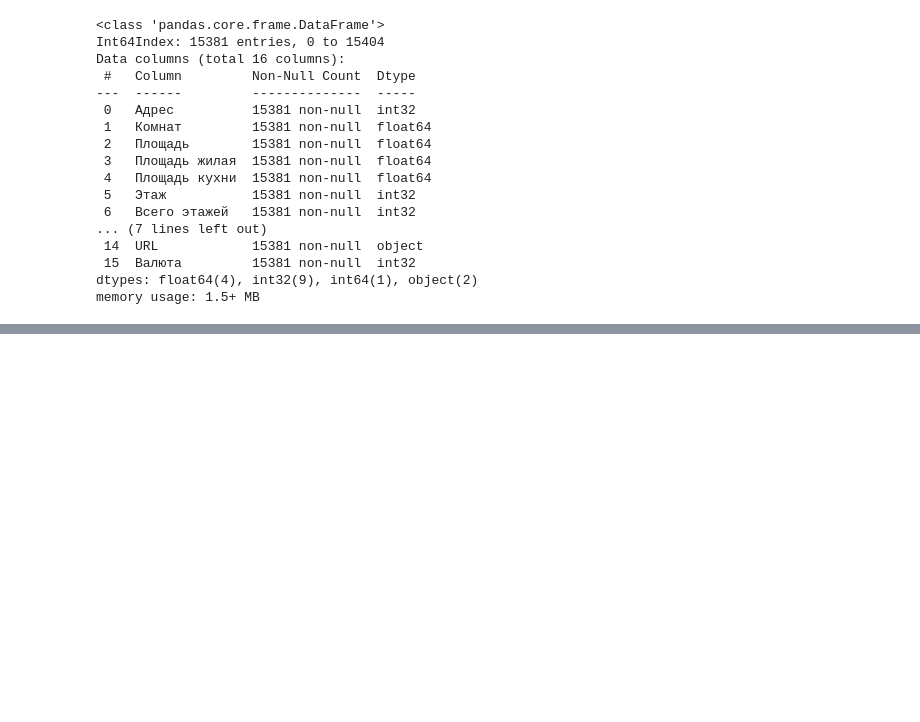
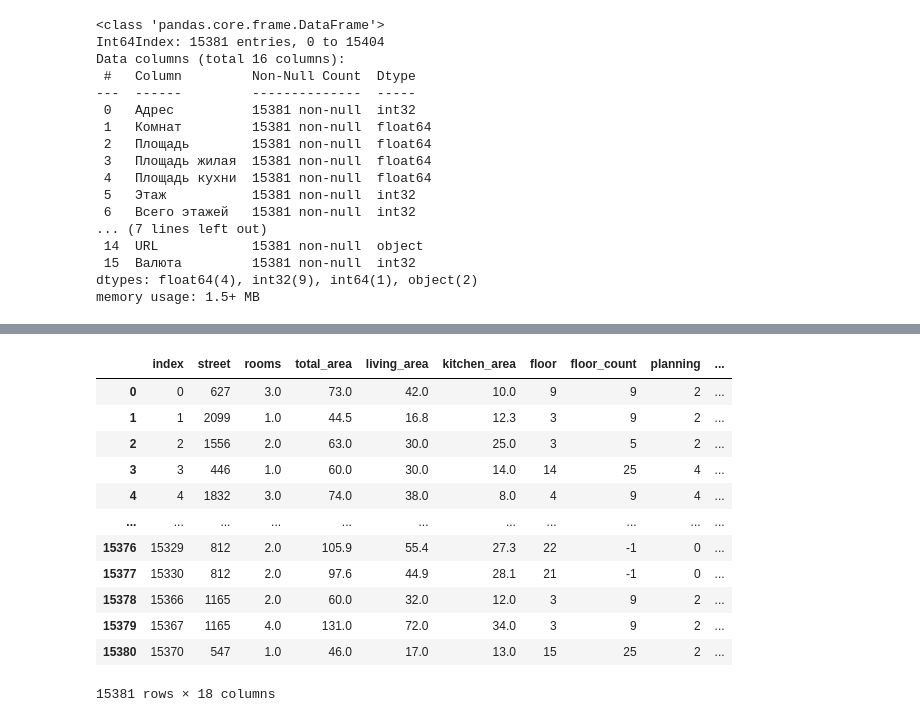
Before and after one commit to witcher346/Data-Science-Notebooks, a Jupyter notebook: Exploring_mesto_ua_dataset.ipynb, the cells around one changed output, grey strips where cells are left out. Saved outputs shown, nothing was run; the diff lists cells and outputs as text; code cells hidden in the pictures; blank space fills up the shorter version.

```diff
--- a/Exploring_mesto_ua_dataset.ipynb
+++ b/Exploring_mesto_ua_dataset.ipynb
@@ -153,0 +225,2 @@ memory usage: 1.5+ MB
+# %%
+df['Район'] = label_encoders['district'].transform(df['Район'])
@@ -153,0 +243,3 @@ memory usage: 1.5+ MB
+# %%
+df.columns = ['street', 'rooms', 'total_area', 'living_area', 'kitchen_area', 'floor', 'floor_count', 'planning', 'building_type', 'wall_type', 'window_type', 'heating_type', 'price', 'description', 'URL', 'currency', 'district']
+df
@@ -153,0 +260,3 @@ memory usage: 1.5+ MB
+# %%
+hryvnya = df[df['currency']==1].copy() # df.drop(df[df['currency']==1].index)
+hryvnya
@@ -153,0 +277,5 @@ memory usage: 1.5+ MB
+# %%
+hryvnya['price'] = hryvnya['price'] / 24.6
+hryvnya['currency'] = 0
+hryvnya['price'] = hryvnya['price'].astype('int64')
+hryvnya
@@ -153,0 +296,18 @@ memory usage: 1.5+ MB
+# %%
+df = df.drop(df[df['currency']==1].index)
+df = df.append(hryvnya).reset_index()
+df
+# %% [output]
+|  | index | street | rooms | total_area | living_area | kitchen_area | floor | floor_count | planning | ... |
+| 0 | 0 | 627 | 3.0 | 73.0 | 42.0 | 10.0 | 9 | 9 | 2 | ... |
+| 1 | 1 | 2099 | 1.0 | 44.5 | 16.8 | 12.3 | 3 | 9 | 2 | ... |
+| 2 | 2 | 1556 | 2.0 | 63.0 | 30.0 | 25.0 | 3 | 5 | 2 | ... |
+| 3 | 3 | 446 | 1.0 | 60.0 | 30.0 | 14.0 | 14 | 25 | 4 | ... |
+| 4 | 4 | 1832 | 3.0 | 74.0 | 38.0 | 8.0 | 4 | 9 | 4 | ... |
+| ... | ... | ... | ... | ... | ... | ... | ... | ... | ... | ... |
+| 15376 | 15329 | 812 | 2.0 | 105.9 | 55.4 | 27.3 | 22 | -1 | 0 | ... |
+| 15377 | 15330 | 812 | 2.0 | 97.6 | 44.9 | 28.1 | 21 | -1 | 0 | ... |
+| 15378 | 15366 | 1165 | 2.0 | 60.0 | 32.0 | 12.0 | 3 | 9 | 2 | ... |
+| 15379 | 15367 | 1165 | 4.0 | 131.0 | 72.0 | 34.0 | 3 | 9 | 2 | ... |
+| 15380 | 15370 | 547 | 1.0 | 46.0 | 17.0 | 13.0 | 15 | 25 | 2 | ... |
+15381 rows × 18 columns
```
Also changed, not shown: parts of 30 cells of this notebook.
